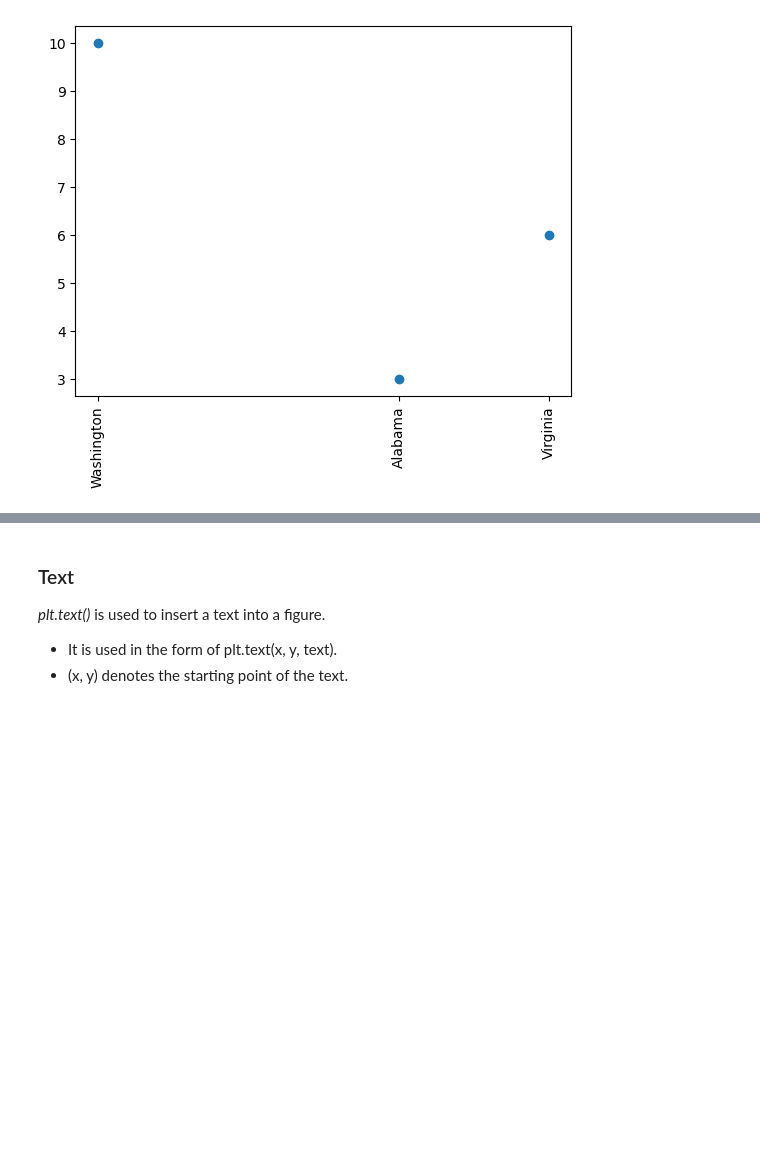
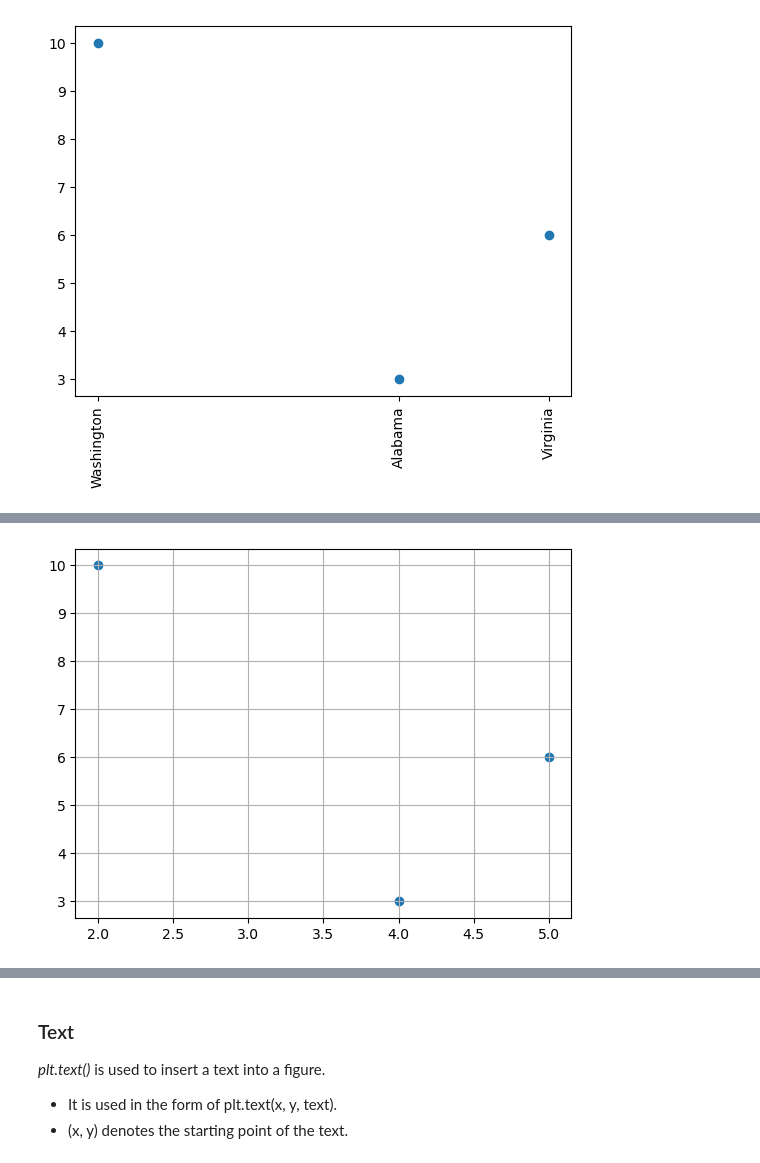
Before and after one commit to datasmp/datasmp.github.io, a Jupyter notebook: _sources/visualization.ipynb, the cells around one changed output, grey strips where cells are left out. Saved outputs shown, nothing was run; the diff lists cells and outputs as text; code cells hidden in the pictures; blank space fills up the shorter version.

```diff
--- a/_sources/visualization.ipynb
+++ b/_sources/visualization.ipynb
@@ -143,0 +150,5 @@ plt.xticks([2,4,5], ['Washington', 'Alabama','Virginia'], rotation=90);
+# %%
+plt.scatter([2,4,5],[10,3,6])
+plt.grid()
+# %% [output]
+[figure, added]
```
Also changed, not shown: parts of 3 cells of this notebook, 16 other files.
